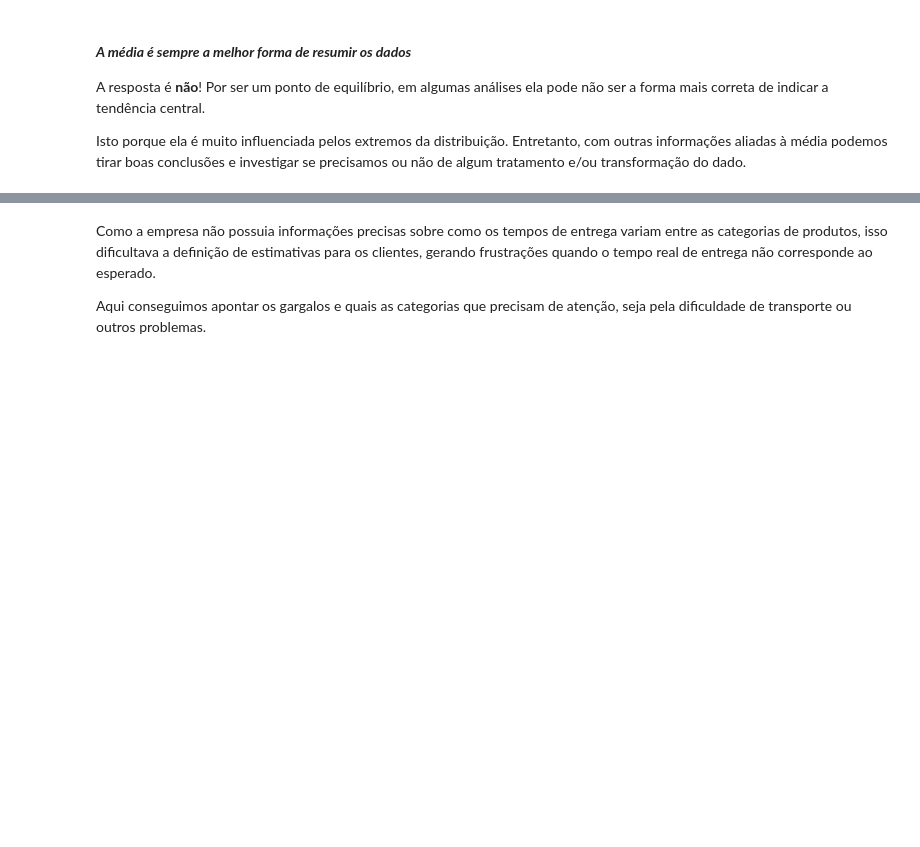
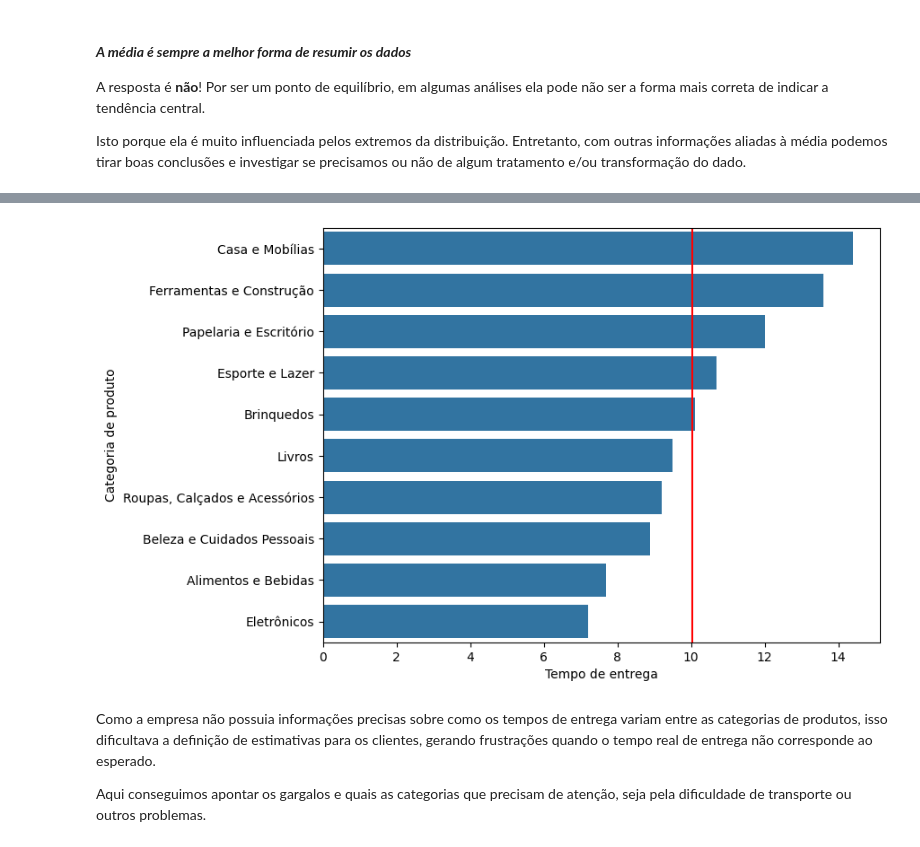
Before and after one commit to SergioCarmo-ro/Desafio_IA, a Jupyter notebook: Projeto_Inicial_Estatística_com_Python_frequencias_e_medidas.ipynb, the cells around one changed output, grey strips where cells are left out. Cells and saved outputs as stored; diff of their text form; code cells hidden in the pictures; blank space fills up the shorter version.

```diff
--- a/Projeto_Inicial_Estatística_com_Python_frequencias_e_medidas.ipynb
+++ b/Projeto_Inicial_Estatística_com_Python_frequencias_e_medidas.ipynb
@@ -490,0 +554,3 @@ $X_i$ = valor da i-ésima observação (registro)
+# %%
+media_entrega =df.tempo_entrega.mean()
+media_entrega
@@ -494,3 +562,6 @@ $X_i$ = valor da i-ésima observação (registro)
 A resposta é **não**! Por ser um ponto de equilíbrio, em algumas análises ela pode não ser a forma mais correta de indicar a tendência central.
 
 Isto porque ela é muito influenciada pelos extremos da distribuição. Entretanto, com outras informações aliadas à média podemos tirar boas conclusões e investigar se precisamos ou não de algum tratamento e/ou transformação do dado.
+# %%
+media_entrega_cat = df.groupby('categoria_produto')['tempo_entrega'].mean().reset_index().round(1)
+media_entrega_cat
@@ -496,0 +580,4 @@ Isto porque ela é muito influenciada pelos extremos da distribuição. Entretan
+# %%
+media_entrega_cat.columns=['Categoria_produto', 'média_tempo']
+media_entrega_cat = media_entrega_cat.sort_values(by='média_tempo', ascending=False)
+media_entrega_cat
@@ -497,3 +596,15 @@ Isto porque ela é muito influenciada pelos extremos da distribuição. Entretan
+# %%
+#Criando o Grafico de barras com seaborn
+plt.figure(figsize=(8, 6))
+sns.barplot(data=media_entrega_cat, x='média_tempo', y='Categoria_produto')
+plt.axvline(media_entrega, color='red')
+
+plt.xlabel('Tempo de entrega')
+plt.ylabel('Categoria de produto')
+
+plt.show()
+# %% [output]
+[figure, added]
 # %% [markdown]
 Como a empresa não possuia informações precisas sobre como os tempos de entrega variam entre as categorias de produtos, isso dificultava a definição de estimativas para os clientes, gerando frustrações quando o tempo real de entrega não corresponde ao esperado.
 
```
Also changed, not shown: parts of 17 cells of this notebook.
